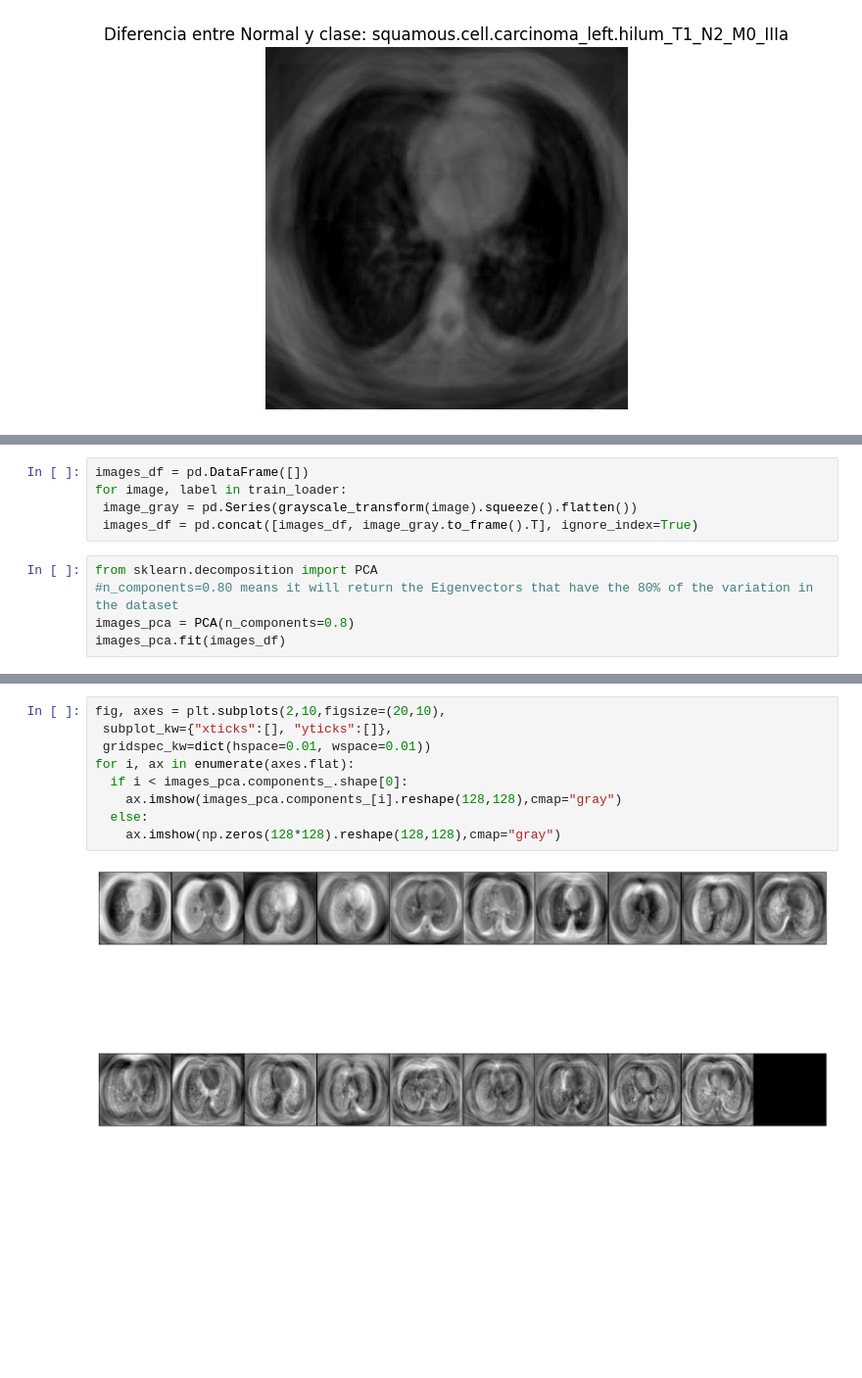
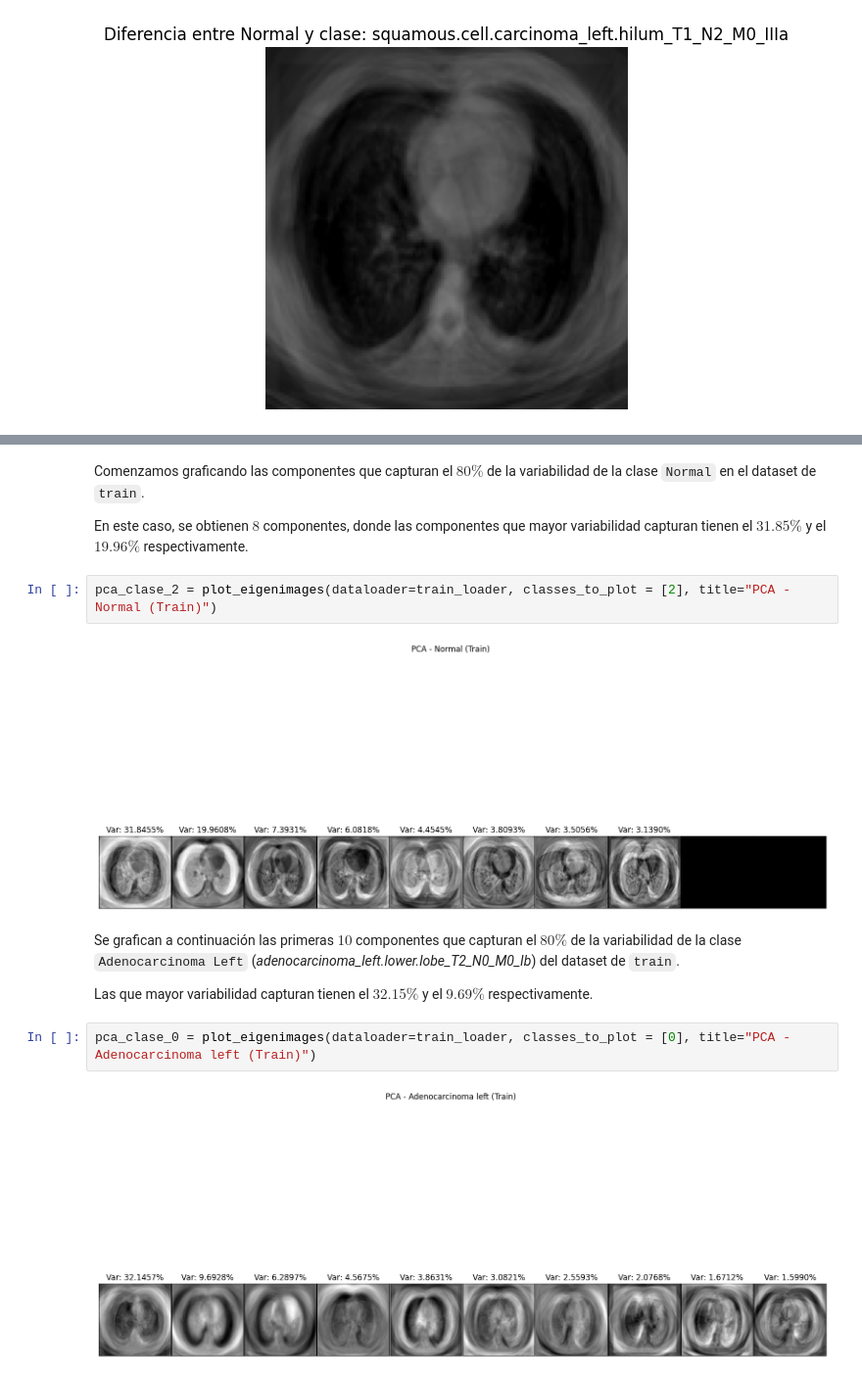
Before and after one commit to gasper-az/vision-computadora-II-trabajo-final, a Jupyter notebook: trabajo-final.ipynb, the cells around one changed output, grey strips where cells are left out. Shown at 98% size. Saved outputs shown, nothing was run; the diff lists cells and outputs as text; blank space fills up the shorter version.

Commit message:
[EDA] PCA para imágenes en train

```diff
--- a/trabajo-final.ipynb
+++ b/trabajo-final.ipynb
@@ -555,10 +548,0 @@ grayscale_transform = transforms.Grayscale(num_output_channels=1)
-# %%
-images_df = pd.DataFrame([])
-for image, label in train_loader:
- image_gray = pd.Series(grayscale_transform(image).squeeze().flatten())
- images_df = pd.concat([images_df, image_gray.to_frame().T], ignore_index=True)
-# %%
-from sklearn.decomposition import PCA
-#n_components=0.80 means it will return the Eigenvectors that have the 80% of the variation in the dataset
-images_pca = PCA(n_components=0.8)
-images_pca.fit(images_df)
@@ -567,11 +616,16 @@ PCA(n_components=0.8)
+# %% [markdown]
+Comenzamos graficando las componentes que capturan el $80\%$ de la variabilidad de la clase `Normal` en el dataset de `train`.
+
+En este caso, se obtienen $8$ componentes, donde las componentes que mayor variabilidad capturan tienen el $31.85\%$ y el $19.96\%$ respectivamente.
+# %%
+pca_clase_2 = plot_eigenimages(dataloader=train_loader, classes_to_plot = [2], title="PCA - Normal (Train)")
+# %% [output]
+[figure, added]
+# %% [markdown]
+Se grafican a continuación las primeras $10$ componentes que capturan el $80\%$ de la variabilidad de la clase `Adenocarcinoma Left` (*adenocarcinoma_left.lower.lobe_T2_N0_M0_Ib*) del dataset de `train`.
+
+Las que mayor variabilidad capturan tienen el $32.15\%$ y el $9.69\%$ respectivamente.
 # %%
-fig, axes = plt.subplots(2,10,figsize=(20,10),
- subplot_kw={"xticks":[], "yticks":[]},
- gridspec_kw=dict(hspace=0.01, wspace=0.01))
-for i, ax in enumerate(axes.flat):
-  if i < images_pca.components_.shape[0]:
-    ax.imshow(images_pca.components_[i].reshape(128,128),cmap="gray")
-  else:
-    ax.imshow(np.zeros(128*128).reshape(128,128),cmap="gray")
+pca_clase_0 = plot_eigenimages(dataloader=train_loader, classes_to_plot = [0], title="PCA - Adenocarcinoma left (Train)")
 # %% [output]
-[figure, old version]
+[figure, new version]
```
Also changed, not shown: parts of 13 cells of this notebook.
